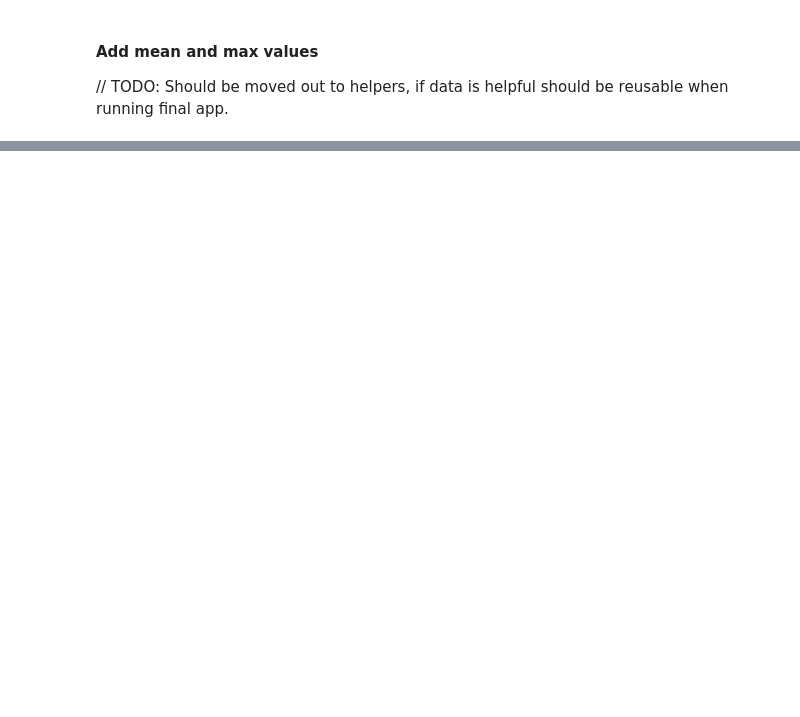
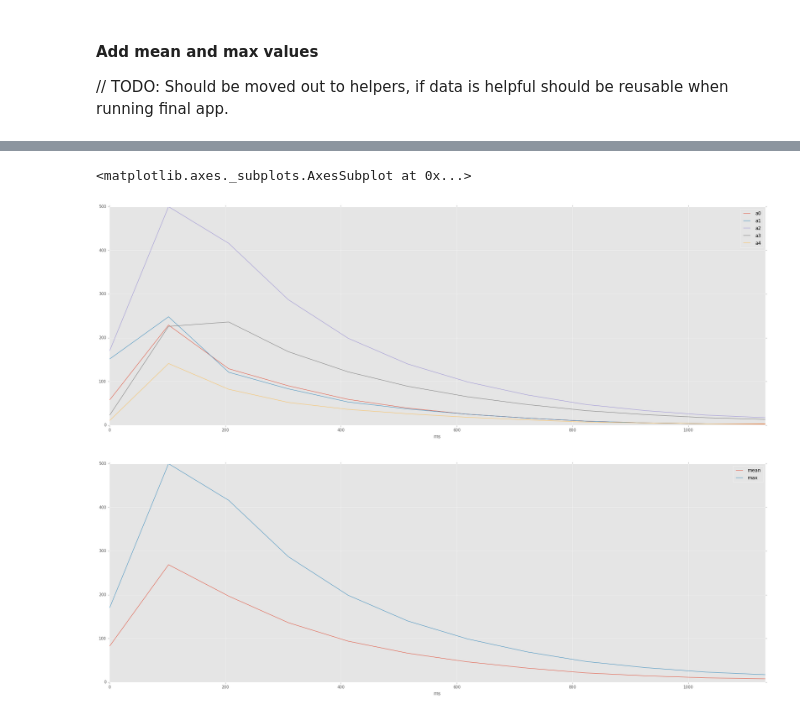
Before and after one commit to endre86/CleanKitchen, a Jupyter notebook: jupyter notebooks/Initial data check.ipynb, the cells around one changed output, grey strips where cells are left out. Cells and saved outputs as stored; diff of their text form; code cells hidden in the pictures; blank space fills up the shorter version.

```diff
--- a/jupyter notebooks/Initial data check.ipynb
+++ b/jupyter notebooks/Initial data check.ipynb
@@ -123,0 +147,12 @@ ax.lines[-2].set_linewidth(4)
+# %%
+row_count = reading1_df.shape[0]
+num_samples = 10
+sample_steps = math.floor(row_count / num_samples)
+
+reading1_samples_df = reading1_df.iloc[::sample_steps]
+reading1_samples_df[['ms', 'a0', 'a1', 'a2', 'a3', 'a4']].plot(x='ms', figsize=(30,10))
+reading1_samples_df[['ms', 'mean', 'max']].plot(x='ms', figsize=(30,10))
+# %% [output]
+<matplotlib.axes._subplots.AxesSubplot at 0x...>
+[figure, added]
+[figure, added]
```
Also changed, not shown: parts of 5 cells of this notebook.
